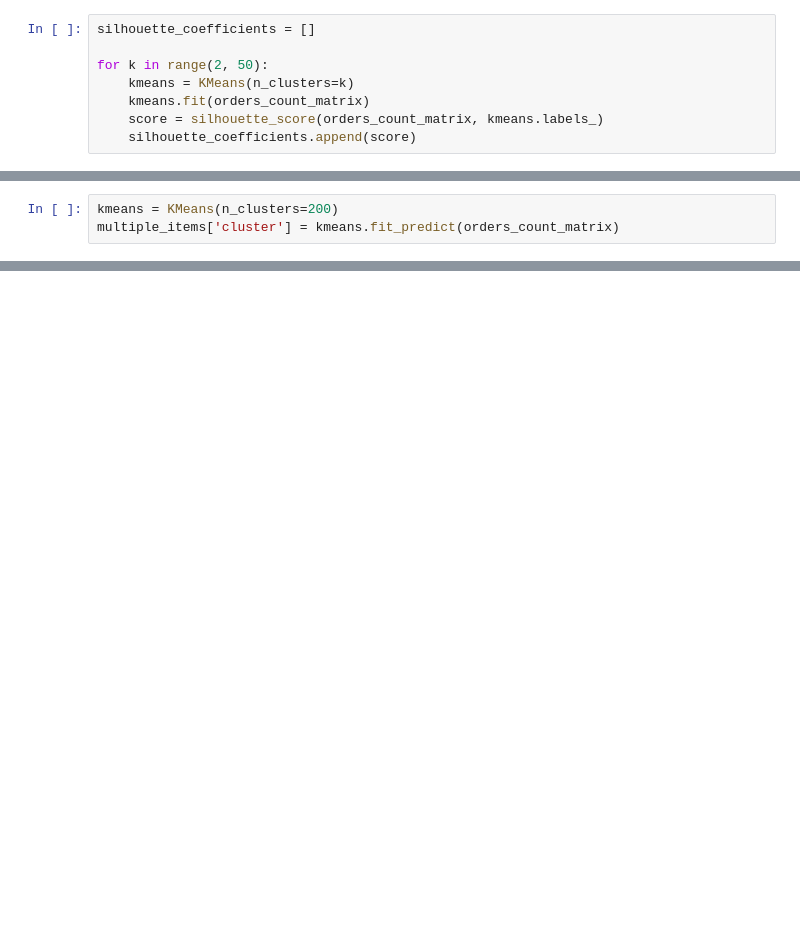
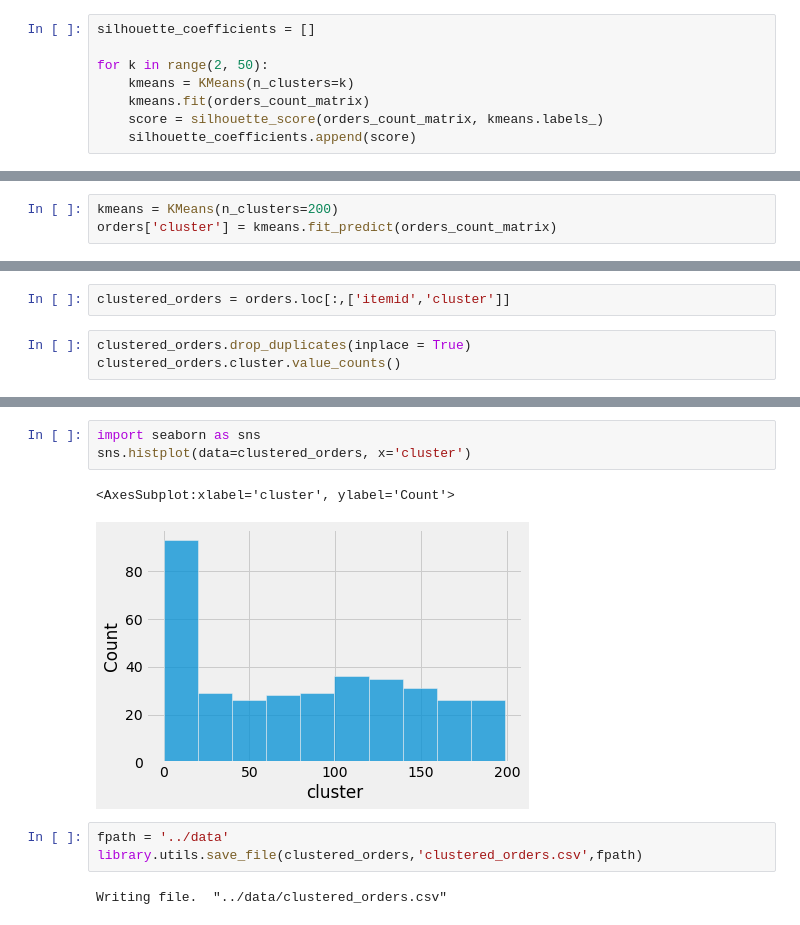
Before and after one commit to nakisa84/personalized-food-recommendation, a Jupyter notebook: notebooks/content-based-recommender.ipynb, the cells around one changed output, grey strips where cells are left out. Cells and saved outputs as stored; diff of their text form; blank space fills up the shorter version.

```diff
--- a/notebooks/content-based-recommender.ipynb
+++ b/notebooks/content-based-recommender.ipynb
@@ -420,4 +413,4 @@ kmeans_silhouette, dbscan_silhouette
 # %%
 kmeans = KMeans(n_clusters=200)
-multiple_items['cluster'] = kmeans.fit_predict(orders_count_matrix)
+orders['cluster'] = kmeans.fit_predict(orders_count_matrix)
 # %%
@@ -446,0 +439,5 @@ multiple_items.head()
+# %%
+clustered_orders = orders.loc[:,['itemid','cluster']]
+# %%
+clustered_orders.drop_duplicates(inplace = True)
+clustered_orders.cluster.value_counts()
@@ -446,0 +457,11 @@ multiple_items.head()
+# %%
+import seaborn as sns
+sns.histplot(data=clustered_orders, x='cluster')
+# %% [output]
+<AxesSubplot:xlabel='cluster', ylabel='Count'>
+[figure, added]
+# %%
+fpath = '../data'
+library.utils.save_file(clustered_orders,'clustered_orders.csv',fpath)
+# %% [output]
+Writing file.  "../data/clustered_orders.csv"
```
Also changed, not shown: parts of 19 cells of this notebook, 3 other files.
